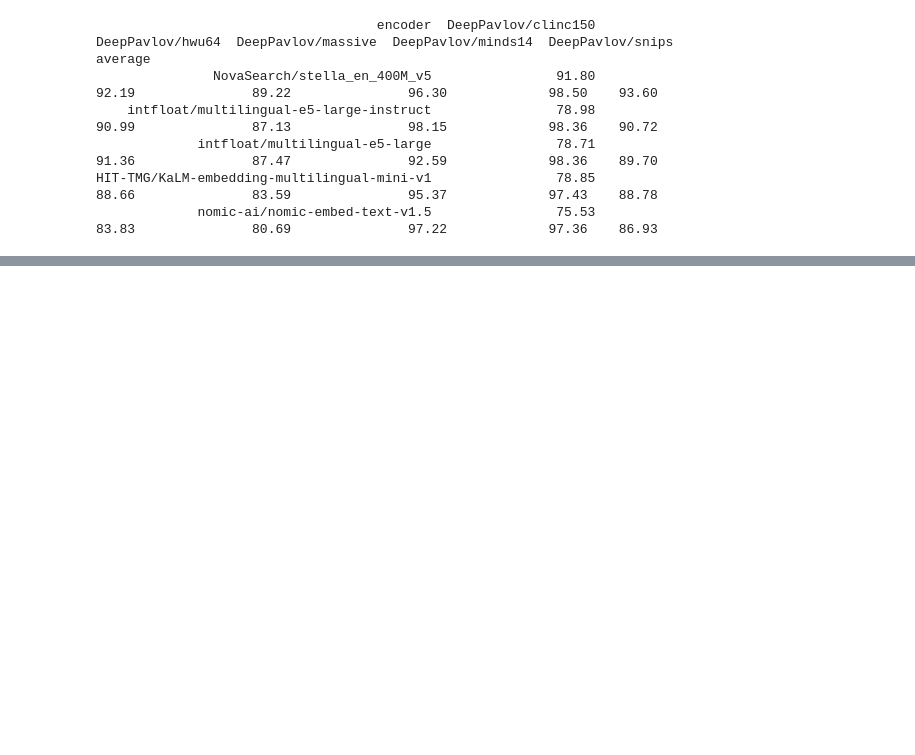
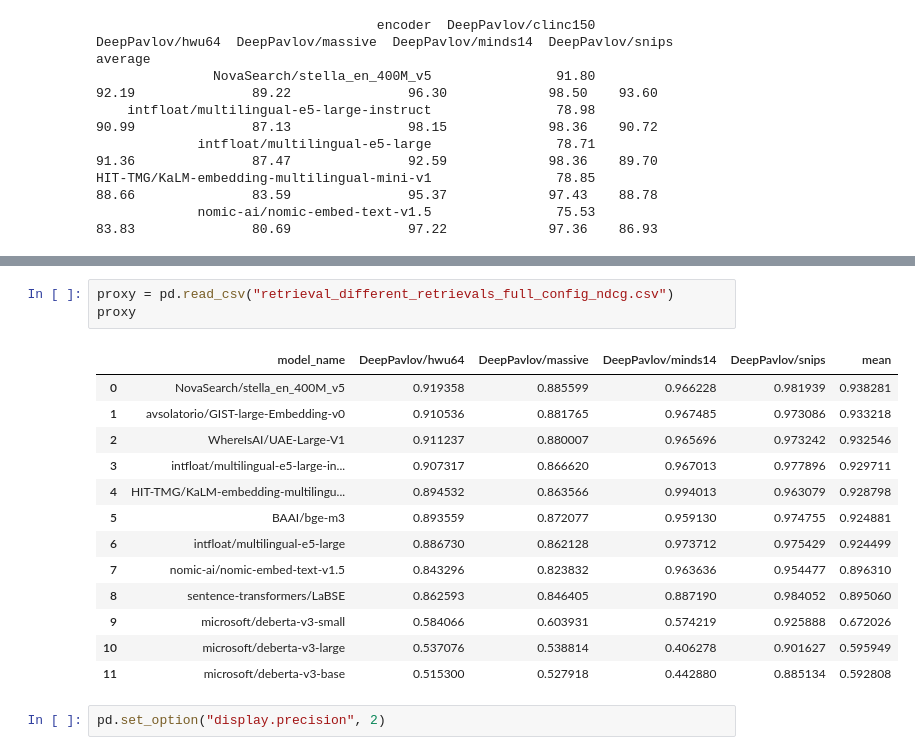
Before and after one commit to Darinochka/AutoIntent-experiments, a Jupyter notebook: encoders.ipynb, the cells around one changed output, grey strips where cells are left out. Saved outputs shown, nothing was run; the diff lists cells and outputs as text; blank space fills up the shorter version.

```diff
--- a/encoders.ipynb
+++ b/encoders.ipynb
@@ -81,0 +103,19 @@ HIT-TMG/KaLM-embedding-multilingual-mini-v1                78.85             88.
+# %%
+proxy = pd.read_csv("retrieval_different_retrievals_full_config_ndcg.csv")
+proxy
+# %% [output]
+|  | model_name | DeepPavlov/hwu64 | DeepPavlov/massive | DeepPavlov/minds14 | DeepPavlov/snips | mean |
+| 0 | NovaSearch/stella_en_400M_v5 | 0.919358 | 0.885599 | 0.966228 | 0.981939 | 0.938281 |
+| 1 | avsolatorio/GIST-large-Embedding-v0 | 0.910536 | 0.881765 | 0.967485 | 0.973086 | 0.933218 |
+| 2 | WhereIsAI/UAE-Large-V1 | 0.911237 | 0.880007 | 0.965696 | 0.973242 | 0.932546 |
+| 3 | intfloat/multilingual-e5-large-in... | 0.907317 | 0.866620 | 0.967013 | 0.977896 | 0.929711 |
+| 4 | HIT-TMG/KaLM-embedding-multilingu... | 0.894532 | 0.863566 | 0.994013 | 0.963079 | 0.928798 |
+| 5 | BAAI/bge-m3 | 0.893559 | 0.872077 | 0.959130 | 0.974755 | 0.924881 |
+| 6 | intfloat/multilingual-e5-large | 0.886730 | 0.862128 | 0.973712 | 0.975429 | 0.924499 |
+| 7 | nomic-ai/nomic-embed-text-v1.5 | 0.843296 | 0.823832 | 0.963636 | 0.954477 | 0.896310 |
+| 8 | sentence-transformers/LaBSE | 0.862593 | 0.846405 | 0.887190 | 0.984052 | 0.895060 |
+| 9 | microsoft/deberta-v3-small | 0.584066 | 0.603931 | 0.574219 | 0.925888 | 0.672026 |
+| 10 | microsoft/deberta-v3-large | 0.537076 | 0.538814 | 0.406278 | 0.901627 | 0.595949 |
+| 11 | microsoft/deberta-v3-base | 0.515300 | 0.527918 | 0.442880 | 0.885134 | 0.592808 |
+# %%
+pd.set_option("display.precision", 2)
```
Also changed, not shown: parts of 9 cells of this notebook.
